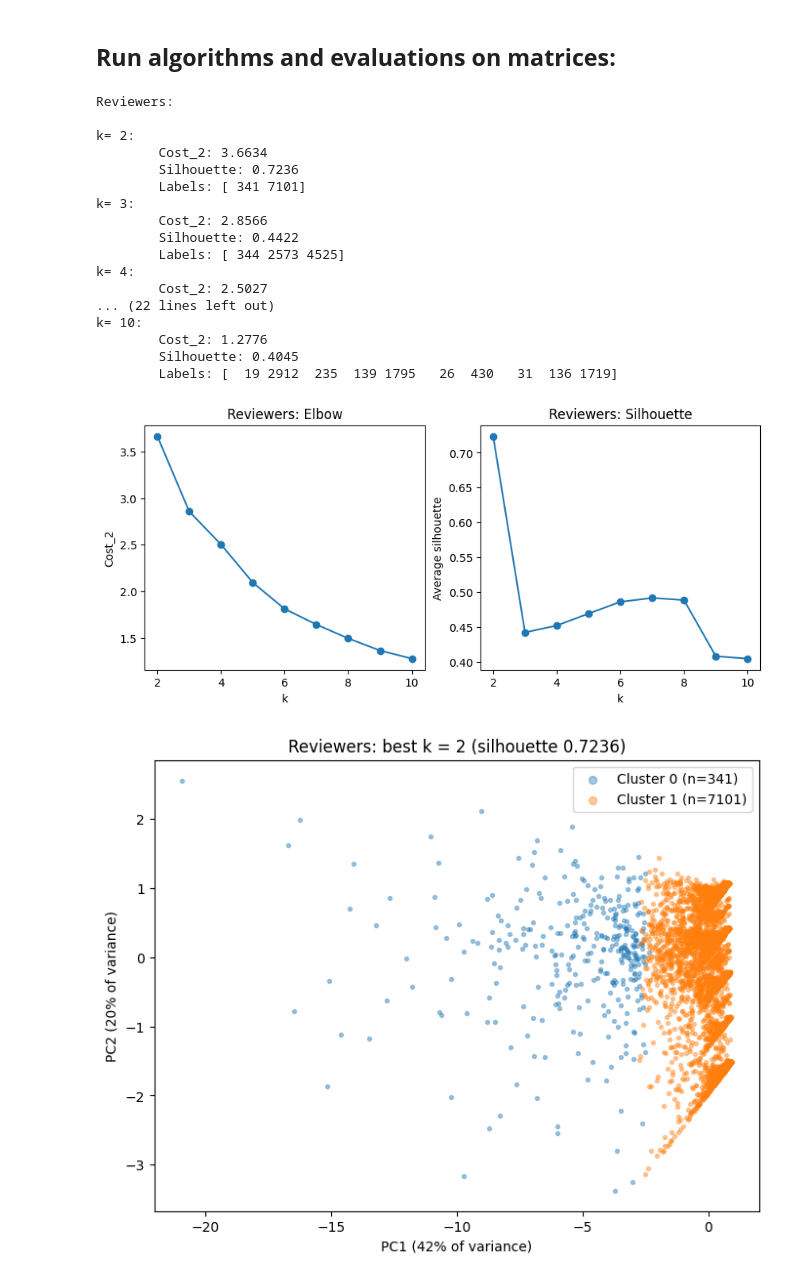
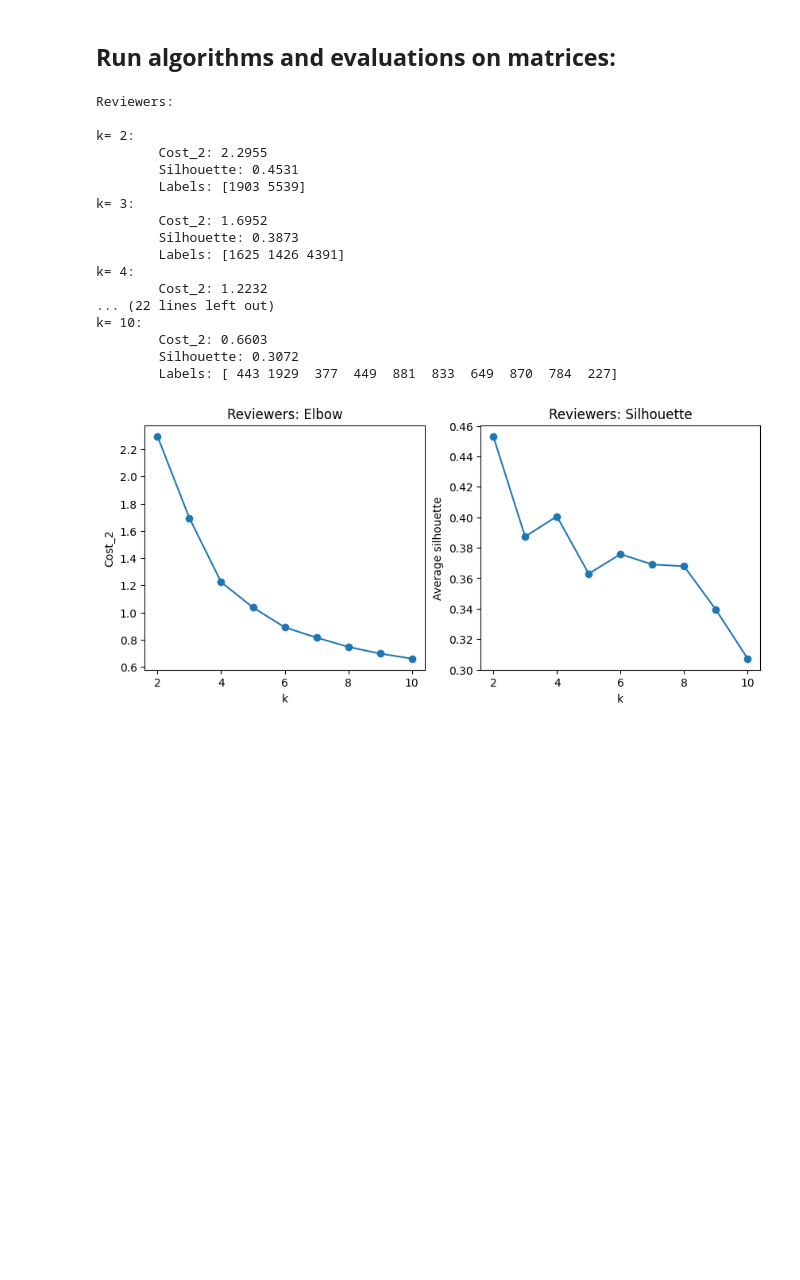
Before and after one commit to cdstrahm/data-mining-final-project, a Jupyter notebook: InitialClusteringExperiment.ipynb, the cells around one changed output. Drawn from its saved outputs; the diff is of its cells as text; code cells hidden in the pictures; blank space fills up the shorter version.

```diff
--- a/InitialClusteringExperiment.ipynb
+++ b/InitialClusteringExperiment.ipynb
@@ -109,9 +112,13 @@ def silhouette_score(X, phi):
 reviewer_features = pd.read_csv('data/reviewer_features.csv')
 reviewers = reviewer_features['reviewer']
 
-# Choose feature columns
-X = reviewer_features[['reported_reviews', 'followers','avg_review_length', 'avg_pictures', 'avg_rating']]
-X = X.to_numpy(dtype=float)
+# Behavior-only features. avg_rating is left OUT: it is the outcome we want to explain,
+# so we compare ratings across clusters afterwards instead of clustering on them.
+feature_cols = ['reported_reviews', 'followers', 'avg_review_length', 'avg_pictures']
+X = reviewer_features[feature_cols].to_numpy(dtype=float)
+
+# Counts are heavily right-skewed (followers: median 4, max 13,410), so log-transform before standardizing
+X = np.log1p(X)
 X = (X - X.mean(axis=0)) / X.std(axis=0)
 # %% [markdown]
 ### Build matrix 2: review text
@@ -147,32 +192,4 @@ X_text = word_counts / np.linalg.norm(word_counts, axis=1, keepdims=True)
 # %%
-def run_k_search(X, R):
-    ks = list(range(2, 11))
-    costs = []
-    silhouettes = []
-    labels = {}
-
-
-    for k in ks:
-        centers, phi = kmeans(X, k, R)
-        cost = cost_2(centers, X)
-        costs.append(cost)
-        silhouettes.append(silhouette_score(X, phi))
-        labels[k] = phi
-
-        print(f"k= {k}:\n\tCost_2: {costs[-1]:.4f}\n\tSilhouette: {silhouettes[-1]:.4f}\n\tLabels: {np.bincount(phi)}")
-
-    return ks, costs, silhouettes, labels
-
-def plot_k_search(ks, costs, silhouettes, title):
-    _, (ax1, ax2) = plt.subplots(1, 2, figsize=(10, 4))
-
-    ax1.plot(ks, costs, marker='o')
-    ax1.set(title=f'{title}: Elbow', xlabel='k', ylabel='Cost_2')
-    ax2.plot(ks, silhouettes, marker='o')
-    ax2.set(title=f'{title}: Silhouette', xlabel='k', ylabel='Average silhouette')
-
-    plt.show()
-
 def pca_2d(A):
     """PCA: SVD of centered A"""
     A_tilde = A - A.mean(axis=0)
@@ -199,30 +216,27 @@ def plot_best_clusters(X, ks, silhouettes, labels, title):
     plt.show()
 # %%
 print("Reviewers:\n")
-
-ks, costs_reviewers, silhouettes_reviewers, labels_reviewers = run_k_search(X, 3)
-
+ks, costs_reviewers, silhouettes_reviewers, labels_reviewers = run_k_search(X, 10)
 plot_k_search(ks, costs_reviewers, silhouettes_reviewers, 'Reviewers')
 plot_best_clusters(X, ks, silhouettes_reviewers, labels_reviewers, 'Reviewers')
 # %% [output]
 Reviewers:
 
 k= 2:
-        Cost_2: 3.6634
-        Silhouette: 0.7236
-        Labels: [ 341 7101]
+        Cost_2: 2.2955
+        Silhouette: 0.4531
+        Labels: [1903 5539]
 k= 3:
-        Cost_2: 2.8566
-        Silhouette: 0.4422
-        Labels: [ 344 2573 4525]
+        Cost_2: 1.6952
+        Silhouette: 0.3873
+        Labels: [1625 1426 4391]
 k= 4:
-        Cost_2: 2.5027
+        Cost_2: 1.2232
 ... (22 lines left out)
 k= 10:
-        Cost_2: 1.2776
-        Silhouette: 0.4045
-        Labels: [  19 2912  235  139 1795   26  430   31  136 1719]
+        Cost_2: 0.6603
+        Silhouette: 0.3072
+        Labels: [ 443 1929  377  449  881  833  649  870  784  227]
-[figure, old version]
+[figure, new version]
-[figure, removed]
 # %%
 print("Review text:\n")
```
Also changed, not shown: parts of 10 cells of this notebook, 1 other file.
